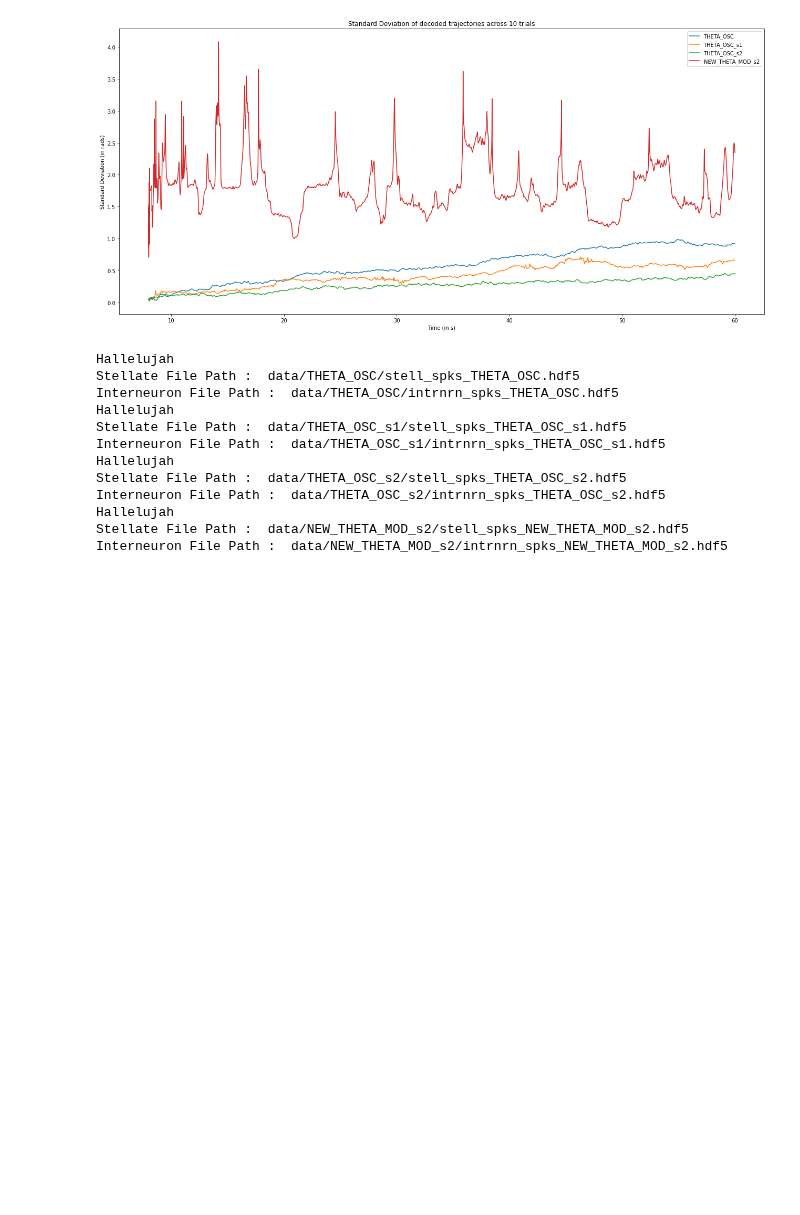
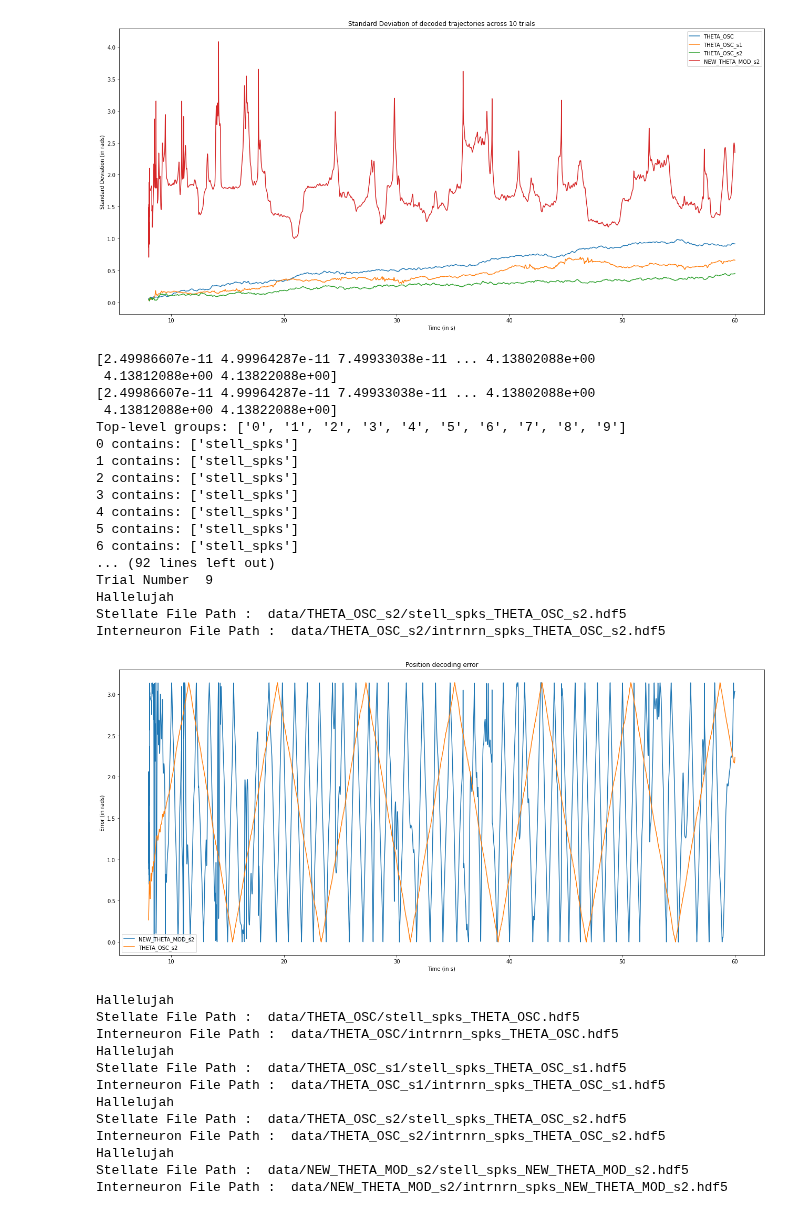
Before and after one commit to tiny-infinity/GridCellsCopy, a Jupyter notebook: analysis/notebooks/theta_analysis/gov_5.ipynb, the cells around one changed output. Cells and saved outputs as stored; diff of their text form; code cells hidden in the pictures; blank space fills up the shorter version.

```diff
--- a/analysis/notebooks/theta_analysis/gov_5.ipynb
+++ b/analysis/notebooks/theta_analysis/gov_5.ipynb
@@ -246,6 +246,27 @@ Hallelujah
 Stellate File Path :  data/NEW_THETA_MOD_s2/stell_spks_NEW_THETA_MOD_s2.hdf5
 Interneuron File Path :  data/NEW_THETA_MOD_s2/intrnrn_spks_NEW_THETA_MOD_s2.hdf5
 [figure]
+# %%
+g_utils.plot_mult_error(["NEW_THETA_MOD_s2","THETA_OSC_s2"])
+# %% [output]
+[2.49986607e-11 4.99964287e-11 7.49933038e-11 ... 4.13802088e+00
+ 4.13812088e+00 4.13822088e+00]
+[2.49986607e-11 4.99964287e-11 7.49933038e-11 ... 4.13802088e+00
+ 4.13812088e+00 4.13822088e+00]
+Top-level groups: ['0', '1', '2', '3', '4', '5', '6', '7', '8', '9']
+0 contains: ['stell_spks']
+1 contains: ['stell_spks']
+2 contains: ['stell_spks']
+3 contains: ['stell_spks']
+4 contains: ['stell_spks']
+5 contains: ['stell_spks']
+6 contains: ['stell_spks']
+... (92 lines left out)
+Trial Number  9
+Hallelujah
+Stellate File Path :  data/THETA_OSC_s2/stell_spks_THETA_OSC_s2.hdf5
+Interneuron File Path :  data/THETA_OSC_s2/intrnrn_spks_THETA_OSC_s2.hdf5
+[figure, added]
 # %%
 g_utils.plot_mult_com(["THETA_OSC","THETA_OSC_s1","THETA_OSC_s2","NEW_THETA_MOD_s2"])
 # %% [output]
```
